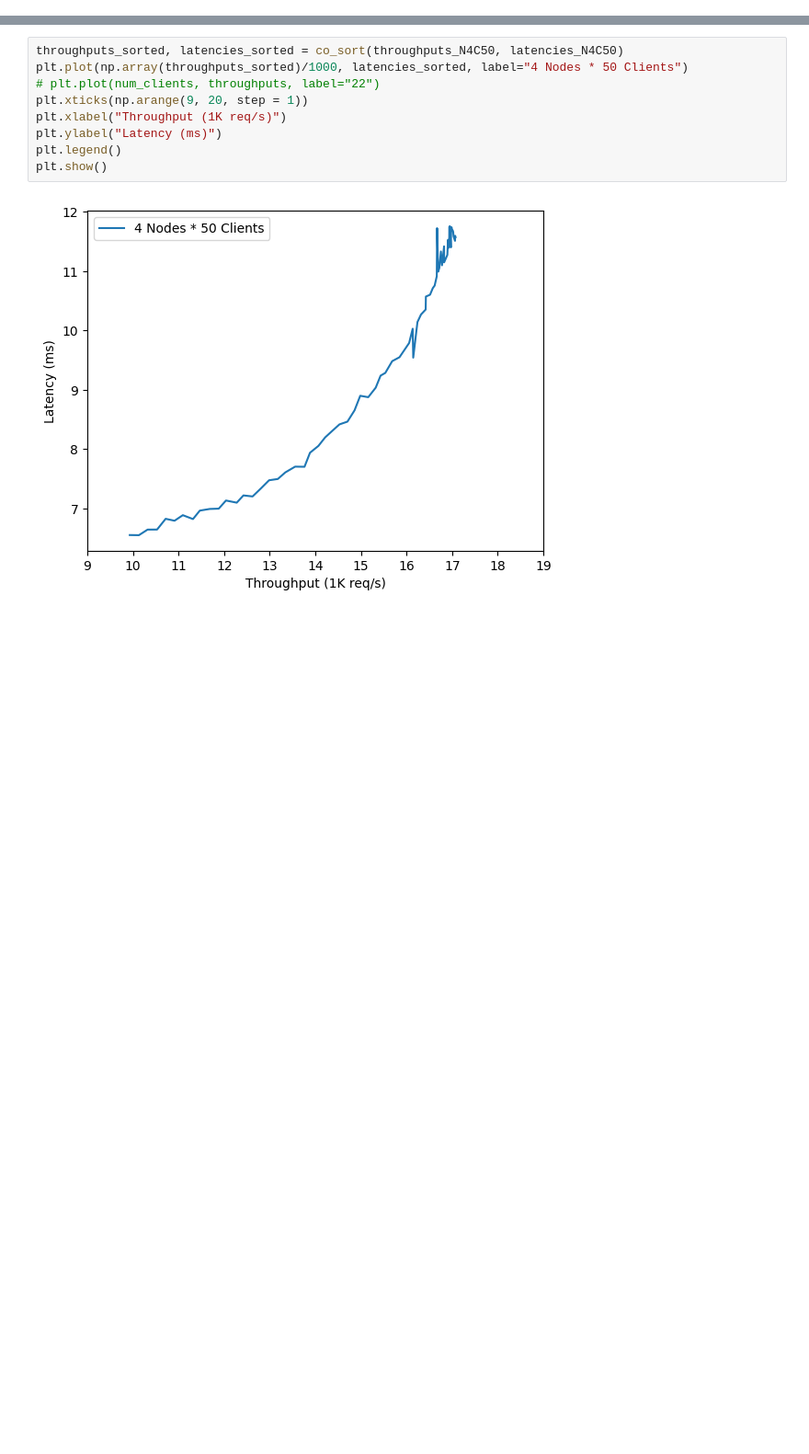
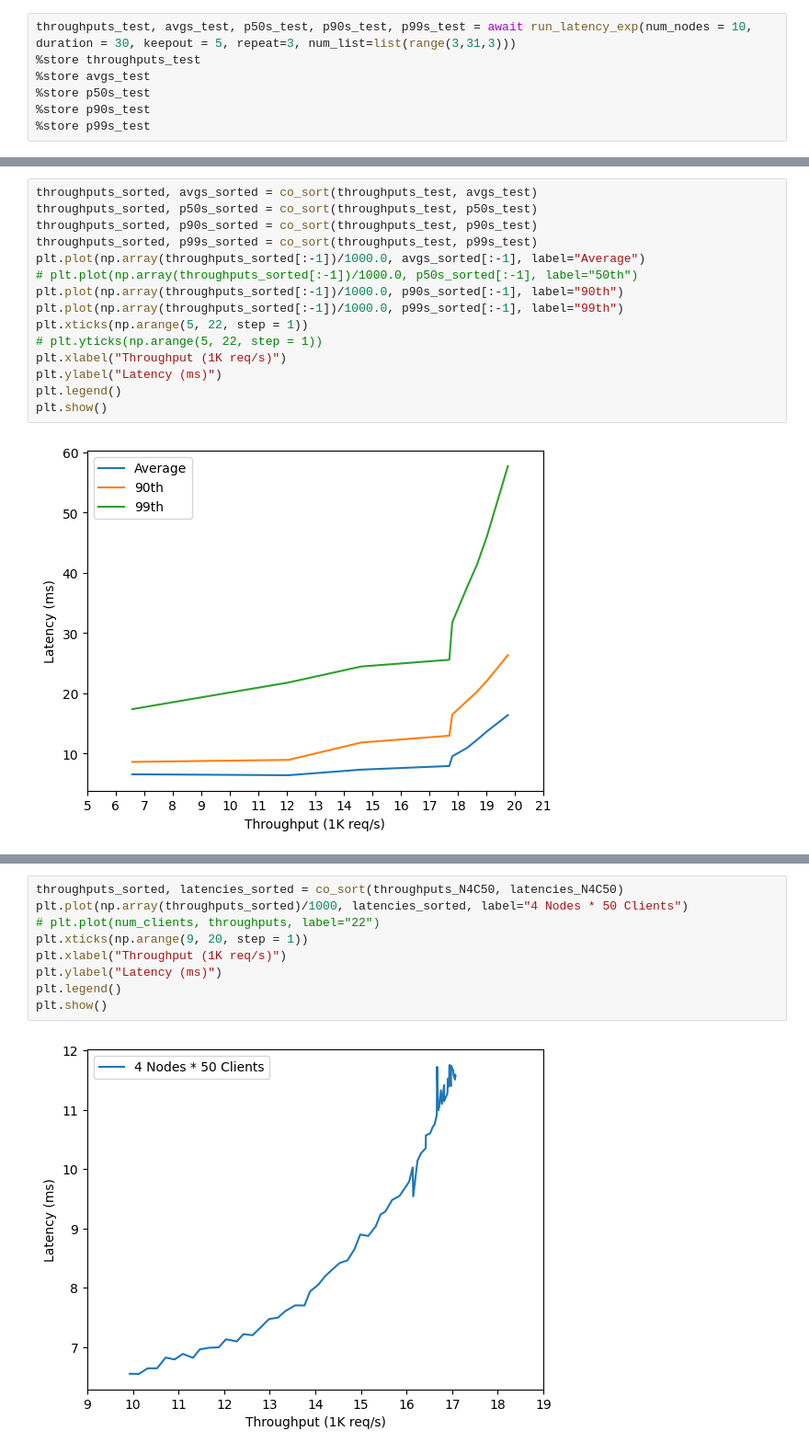
Before and after one commit to princeton-sns/frida, a Jupyter notebook: benchmark_notebook.ipynb, the cells around one changed output, grey strips where cells are left out. Shown at 92% size. Drawn from its saved outputs; the diff is of its cells as text; blank space fills up the shorter version.

```diff
--- a/benchmark_notebook.ipynb
+++ b/benchmark_notebook.ipynb
@@ -180,0 +434,7 @@ Stored 'latencies_clienttest' (list)
+# %%
+throughputs_test, avgs_test, p50s_test, p90s_test, p99s_test = await run_latency_exp(num_nodes = 10, duration = 30, keepout = 5, repeat=3, num_list=list(range(3,31,3)))
+%store throughputs_test
+%store avgs_test
+%store p50s_test
+%store p90s_test
+%store p99s_test
@@ -181,3 +459,20 @@ Stored 'latencies_clienttest' (list)
+# %%
+throughputs_sorted, avgs_sorted = co_sort(throughputs_test, avgs_test)
+throughputs_sorted, p50s_sorted = co_sort(throughputs_test, p50s_test)
+throughputs_sorted, p90s_sorted = co_sort(throughputs_test, p90s_test)
+throughputs_sorted, p99s_sorted = co_sort(throughputs_test, p99s_test)
+plt.plot(np.array(throughputs_sorted[:-1])/1000.0, avgs_sorted[:-1], label="Average")
+# plt.plot(np.array(throughputs_sorted[:-1])/1000.0, p50s_sorted[:-1], label="50th")
+plt.plot(np.array(throughputs_sorted[:-1])/1000.0, p90s_sorted[:-1], label="90th")
+plt.plot(np.array(throughputs_sorted[:-1])/1000.0, p99s_sorted[:-1], label="99th")
+plt.xticks(np.arange(5, 22, step = 1))
+# plt.yticks(np.arange(5, 22, step = 1))
+plt.xlabel("Throughput (1K req/s)")
+plt.ylabel("Latency (ms)")
+plt.legend()
+plt.show()
+# %% [output]
+[figure, added]
 # %%
 throughputs_N10C20_nagle, latencies_N10C20_nagle = await run_latency_exp(num_nodes=10, duration = 30, keepout = 5, num_clients_per_node=20, min_tpc = 10, max_tpc = 150, step_size = 10,warmup_period = 3)
 %store throughputs_N10C20_nagle
```
Also changed, not shown: parts of 33 cells of this notebook, 4 other files.
